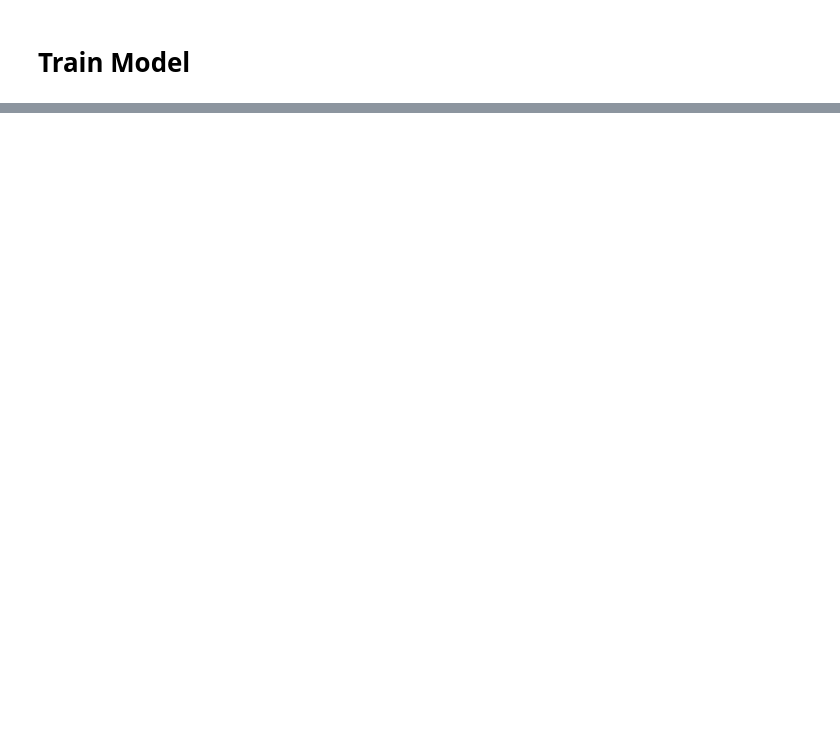
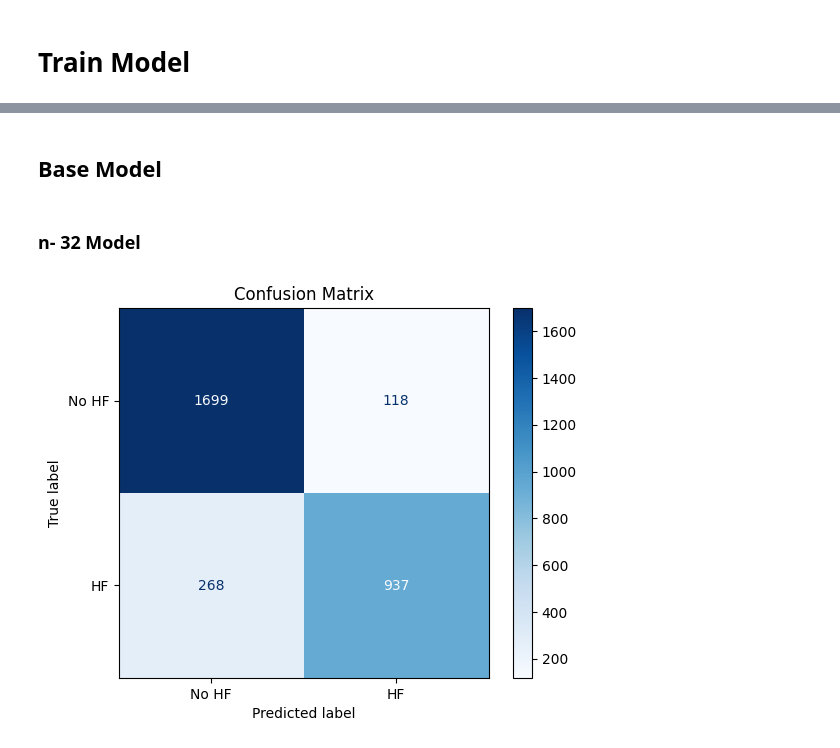
Before and after one commit to AshanMSilva/Early-Heart-Failure-Detection-via-AI-and-ECG, a Jupyter notebook: residual_1d_cnn.ipynb, the cells around one changed output, grey strips where cells are left out. Drawn from its saved outputs; the diff is of its cells as text; code cells hidden in the pictures; blank space fills up the shorter version.

```diff
--- a/residual_1d_cnn.ipynb
+++ b/residual_1d_cnn.ipynb
@@ -220,0 +689,2 @@ Val loss and metrics: [0.3084995448589325, 0.8749172687530518, 0.882516205310821
+# %%
+full_model_128_ros.fit(X_ros, y_ros, epochs=100, batch_size=32, validation_data=(X_test, y_test), callbacks=[early_stop, get_checkpoint("Over_Sampled_ResidualCNN_FeatureExtractor_128.h5")])
@@ -220,0 +712,2 @@ Val loss and metrics: [0.3084995448589325, 0.8749172687530518, 0.882516205310821
+# %%
+full_model_256_ros.fit(X_ros, y_ros, epochs=100, batch_size=32, validation_data=(X_test, y_test), callbacks=[early_stop, get_checkpoint("Over_Sampled_ResidualCNN_FeatureExtractor_256.h5")])
@@ -220,0 +742,17 @@ Val loss and metrics: [0.3084995448589325, 0.8749172687530518, 0.882516205310821
+# %% [markdown]
+## Base Model
+# %% [markdown]
+### n- 32 Model
+# %%
+model_32 = load_model('ResidualCNN_FeatureExtractor_32.h5')
+# %%
+y_probs_32 = model_32.predict(X_test, verbose=0)
+y_pred_32 = (y_probs_32 >= 0.5).astype(int).flatten()
+# %%
+cm_32 = confusion_matrix(y_test, y_pred_32)
+disp_32 = ConfusionMatrixDisplay(confusion_matrix=cm_32, display_labels=['No HF', 'HF'])
+disp_32.plot(cmap=plt.cm.Blues)
+plt.title("Confusion Matrix")
+plt.show()
+# %% [output]
+[figure, added]
```
Also changed, not shown: parts of 159 cells of this notebook, 16 other files.
